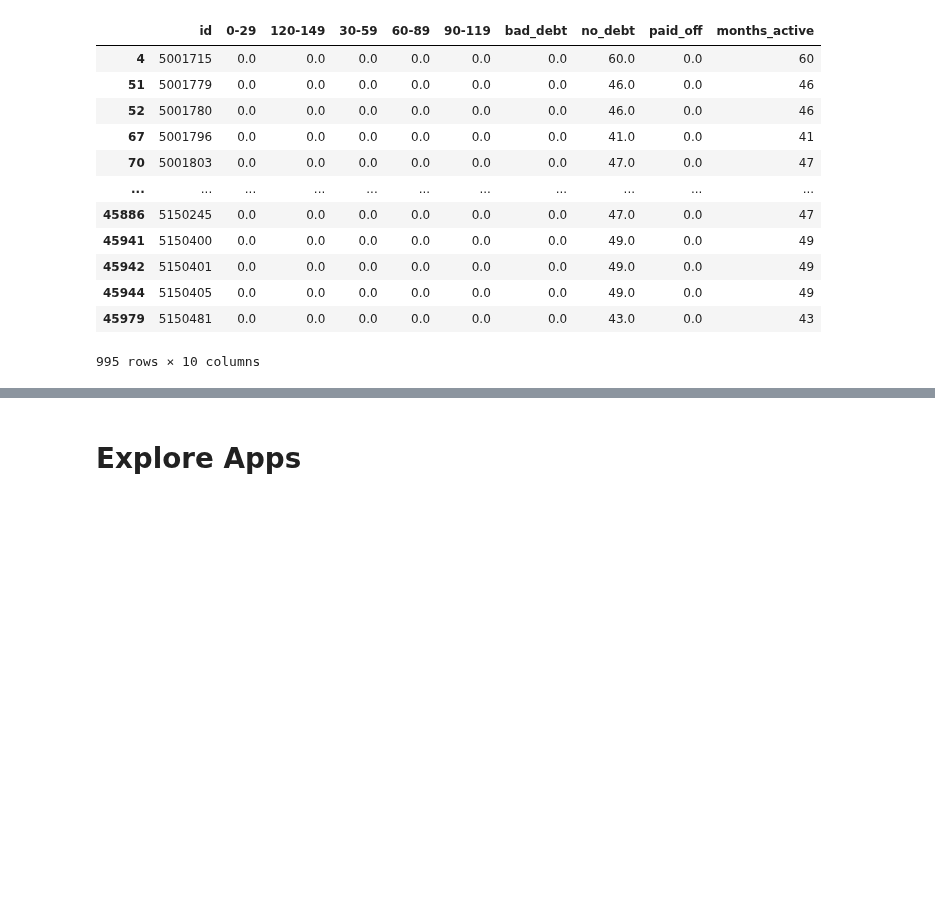
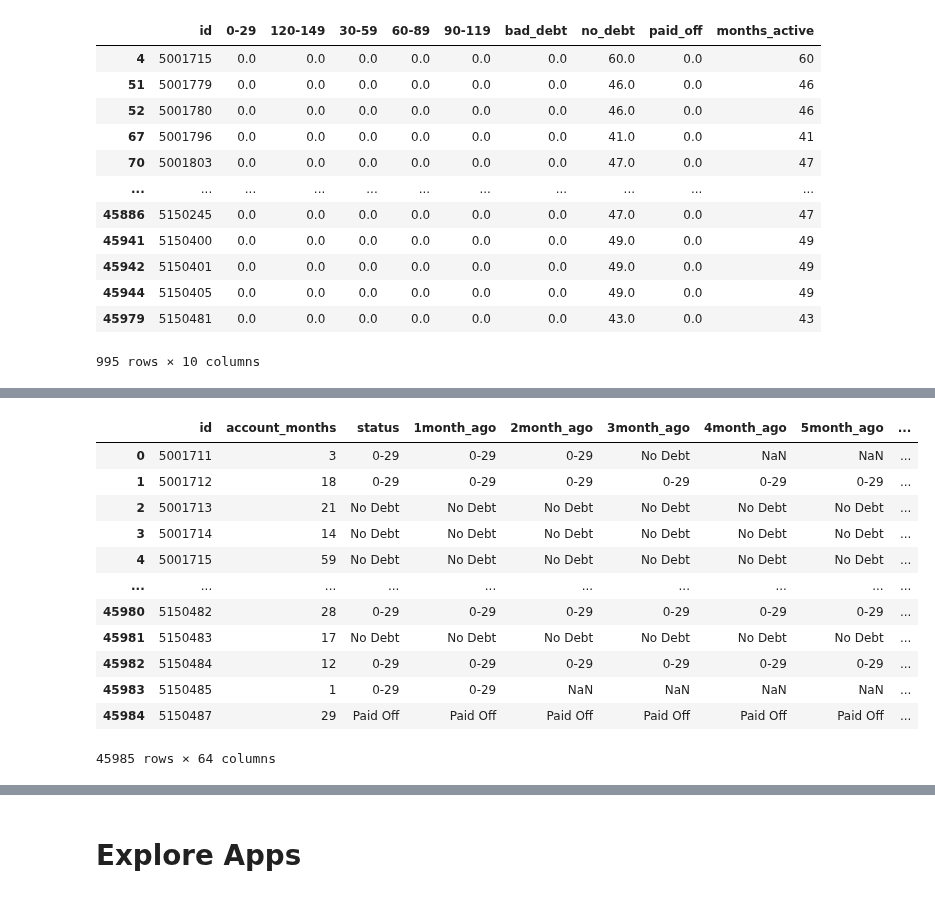
Before and after one commit to credit-risk-management-predictor/credit-risk-management-predictor, a Jupyter notebook: anthony-explore.ipynb, the cells around one changed output, grey strips where cells are left out. Saved outputs shown, nothing was run; the diff lists cells and outputs as text; code cells hidden in the pictures; blank space fills up the shorter version.

Commit message:
creates a dataframe where each account has a single row with the full account's history of payments

```diff
--- a/anthony-explore.ipynb
+++ b/anthony-explore.ipynb
@@ -221,9 +221,3 @@ expanded[expanded['no_debt'] >= 40]
 | 45944 | 5150405 | 0.0 | 0.0 | 0.0 | 0.0 | 0.0 | 0.0 | 49.0 | 0.0 | 49 |
 | 45979 | 5150481 | 0.0 | 0.0 | 0.0 | 0.0 | 0.0 | 0.0 | 43.0 | 0.0 | 43 |
 995 rows × 10 columns
-# %%
-# df['Data_lagged'] = df.groupby(['Group'])['Data'].shift(1)
-for n in range(1, 61):
-    report.columns = report.columns.str.lower()
-    report[f'{str(n)}month_ago'] = report.groupby('id')['status'].shift(n)
-report
@@ -243,0 +224,32 @@ report
+# %%
+# create a range for the maxium number of months in the data frame
+# use a for loop to put get the entire account's history to the current month by shifting status by n
+for n in range(1, 62):
+    report.columns = report.columns.str.lower()
+    report[f'{str(n)}month_ago'] = report.groupby('id')['status'].shift(n)
+
+# convert the months_balance column to positive number
+report['months_balance'] = report['months_balance']*-1
+
+# get the max row for each id
+full_history = report.groupby('id')[['months_balance']].max().reset_index()
+# merge the full_history df with the report df (that has current history) so that each id only has 1 row
+full_history = full_history.merge(report, how='left', on=['months_balance', 'id'])
+# rename months_balance column to account_months for age
+full_history.rename(columns={"months_balance": "account_months"}, inplace=True)
+# print the df
+full_history
+# %% [output]
+|  | id | account_months | status | 1month_ago | 2month_ago | 3month_ago | 4month_ago | 5month_ago | ... |
+| 0 | 5001711 | 3 | 0-29 | 0-29 | 0-29 | No Debt | NaN | NaN | ... |
+| 1 | 5001712 | 18 | 0-29 | 0-29 | 0-29 | 0-29 | 0-29 | 0-29 | ... |
+| 2 | 5001713 | 21 | No Debt | No Debt | No Debt | No Debt | No Debt | No Debt | ... |
+| 3 | 5001714 | 14 | No Debt | No Debt | No Debt | No Debt | No Debt | No Debt | ... |
+| 4 | 5001715 | 59 | No Debt | No Debt | No Debt | No Debt | No Debt | No Debt | ... |
+| ... | ... | ... | ... | ... | ... | ... | ... | ... | ... |
+| 45980 | 5150482 | 28 | 0-29 | 0-29 | 0-29 | 0-29 | 0-29 | 0-29 | ... |
+| 45981 | 5150483 | 17 | No Debt | No Debt | No Debt | No Debt | No Debt | No Debt | ... |
+| 45982 | 5150484 | 12 | 0-29 | 0-29 | 0-29 | 0-29 | 0-29 | 0-29 | ... |
+| 45983 | 5150485 | 1 | 0-29 | 0-29 | NaN | NaN | NaN | NaN | ... |
+| 45984 | 5150487 | 29 | Paid Off | Paid Off | Paid Off | Paid Off | Paid Off | Paid Off | ... |
+45985 rows × 64 columns
```
Also changed, not shown: parts of 9 cells of this notebook.
